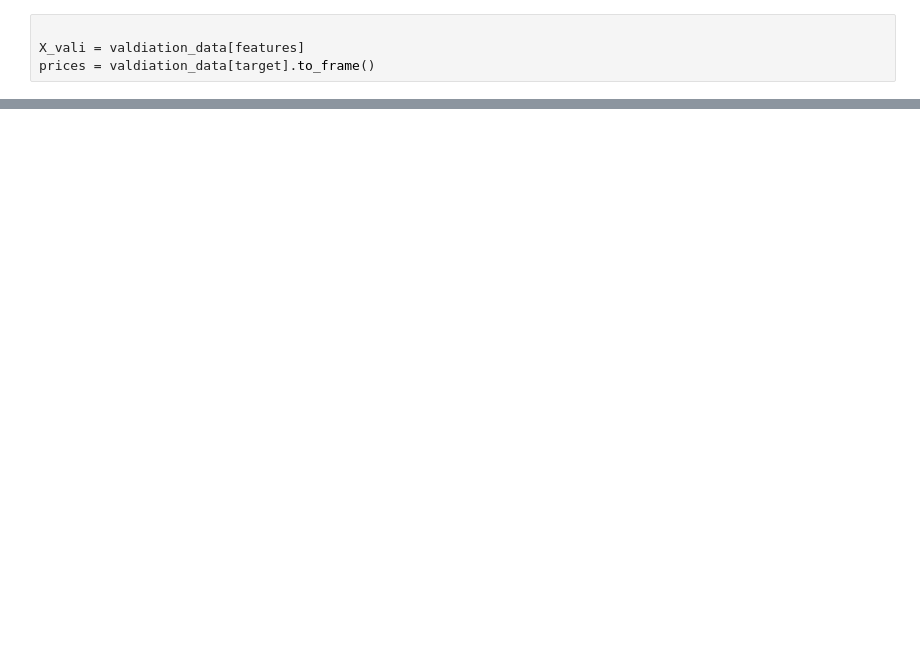
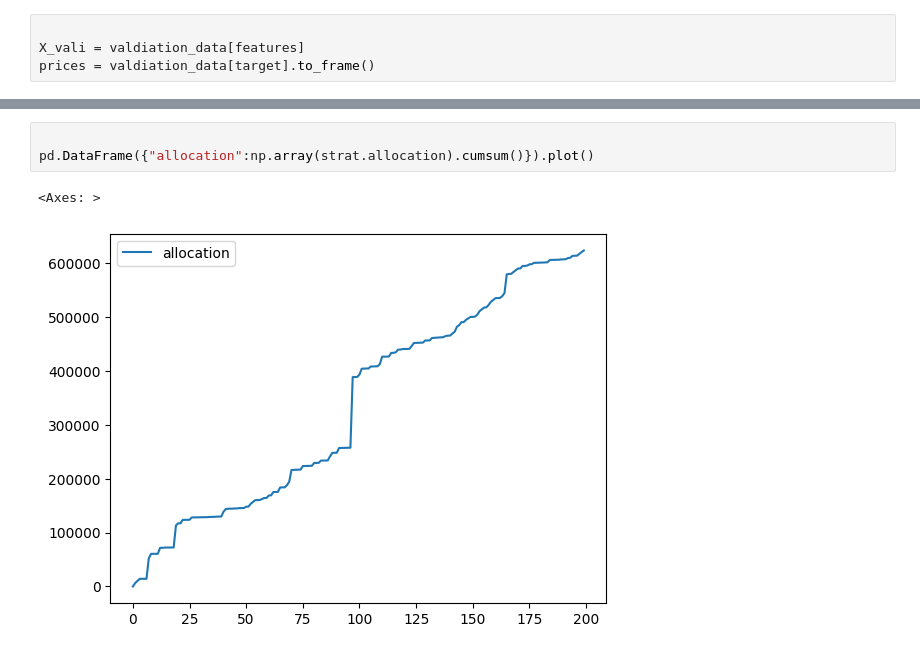
Before and after one commit to AxelGard/cira-examples, a Jupyter notebook: nn_simple.ipynb, the cells around one changed output, grey strips where cells are left out. Saved outputs shown, nothing was run; the diff lists cells and outputs as text; blank space fills up the shorter version.

```diff
--- a/nn_simple.ipynb
+++ b/nn_simple.ipynb
@@ -162,0 +167,6 @@ cira.strategy.back_test_against_buy_and_hold(strat, X_vali, prices, 100_000).plo
+# %%
+
+pd.DataFrame({"allocation":np.array(strat.allocation).cumsum()}).plot()
+# %% [output]
+<Axes: >
+[figure, added]
```
Also changed, not shown: parts of 5 cells of this notebook.
